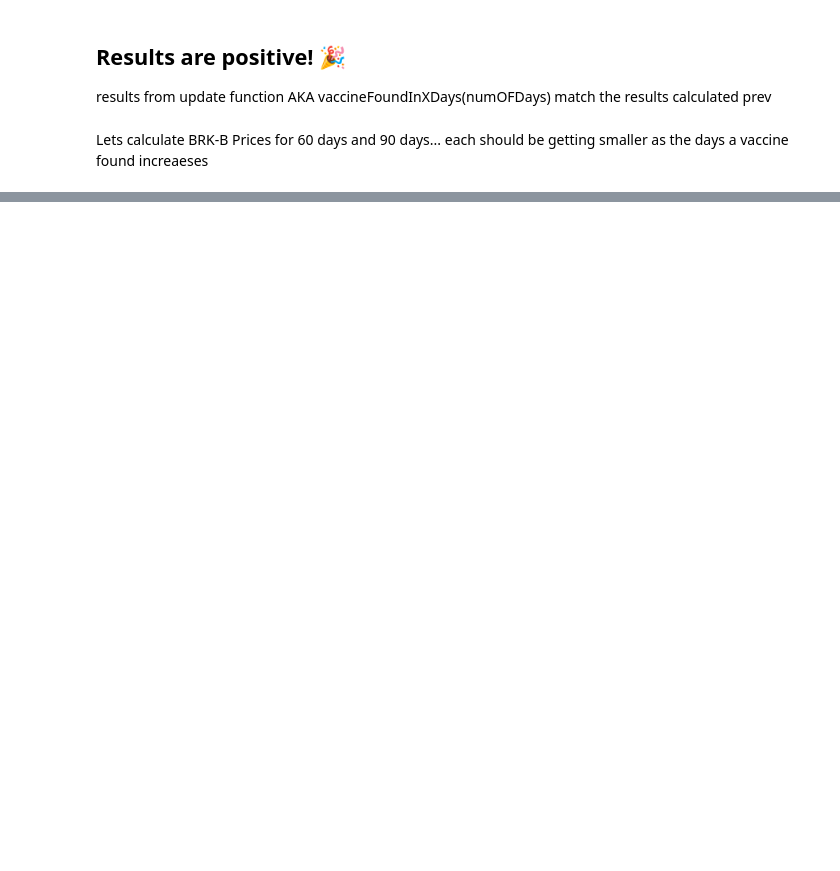
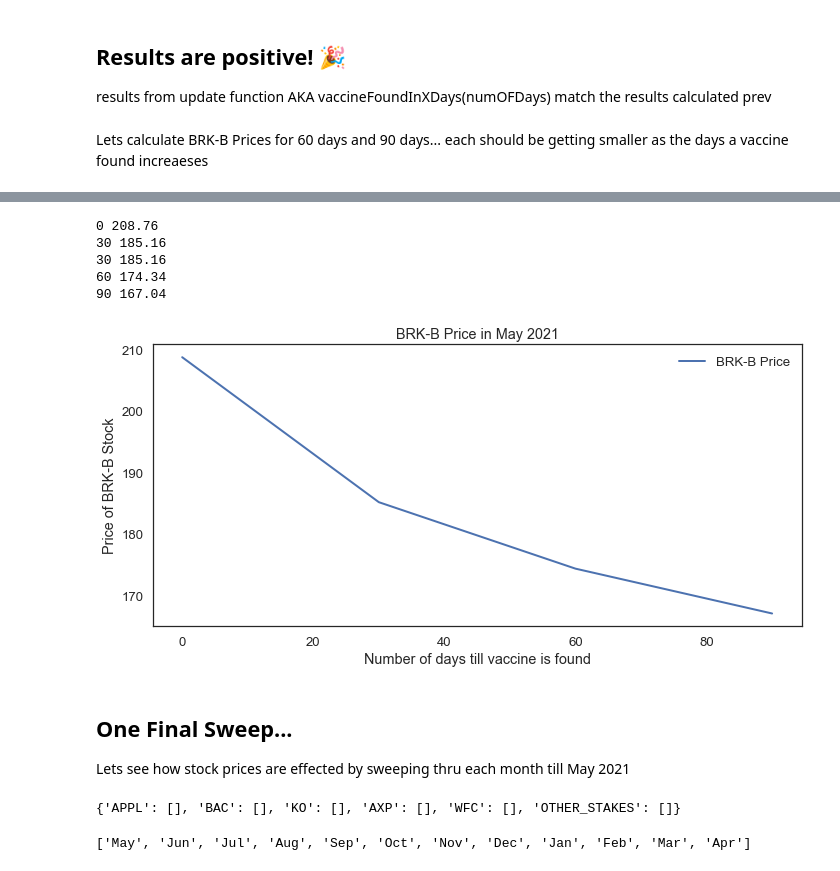
Before and after one commit to YasinEhsan/Berkshire-Hathaway-Price-Modeling, a Jupyter notebook: v2_brk_vaccine_x_days_.ipynb, the cells around one changed output, grey strips where cells are left out. Saved outputs shown, nothing was run; the diff lists cells and outputs as text; code cells hidden in the pictures; blank space fills up the shorter version.

```diff
--- a/v2_brk_vaccine_x_days_.ipynb
+++ b/v2_brk_vaccine_x_days_.ipynb
@@ -257,0 +340,46 @@ BRK-B price in May 2021 $ 198.81
+# %%
+#
+def plotBRK(brk_prices_if_vaccineXdays):
+    sweep = SweepSeries()
+    for data in brk_prices_if_vaccineXdays:
+        daysTillVaccineFound = data[0]
+        brkPriceMay2021 = data[1]
+        print(daysTillVaccineFound, brkPriceMay2021)
+        sweep[daysTillVaccineFound] = brkPriceMay2021
+
+    plot(sweep, label='BRK-B Price')
+
+    decorate(title='BRK-B Price in May 2021',
+             ylabel='Price of BRK-B Stock',
+             xlabel='Number of days till vaccine is found')
+
+plotBRK(brk_prices_if_vaccineXdays)
+# %% [output]
+0 208.76
+30 185.16
+30 185.16
+60 174.34
+90 167.04
+[figure, added]
+# %% [markdown]
+## One Final Sweep...
+Lets see how stock prices are effected by sweeping thru each month till May 2021
+# %%
+# lets reset our prexisting data store vars
+data_in_Xdays = {}
+initData_in_Xdays()
+brk_prices_if_vaccineXdays = []
+# %% [output]
+{'APPL': [], 'BAC': [], 'KO': [], 'AXP': [], 'WFC': [], 'OTHER_STAKES': []}
+# %%
+# get months from may 2020 (today) to 12 months from now
+from datetime import datetime, timedelta
+from dateutil.relativedelta import relativedelta
+
+def get_forward_month_list():
+    now = datetime.now()
+    return [(now + relativedelta(months=i)).strftime('%b') for i in range(12)]
+months = get_forward_month_list()
+print(months)
+# %% [output]
+['May', 'Jun', 'Jul', 'Aug', 'Sep', 'Oct', 'Nov', 'Dec', 'Jan', 'Feb', 'Mar', 'Apr']
```
Also changed, not shown: parts of 20 cells of this notebook.
